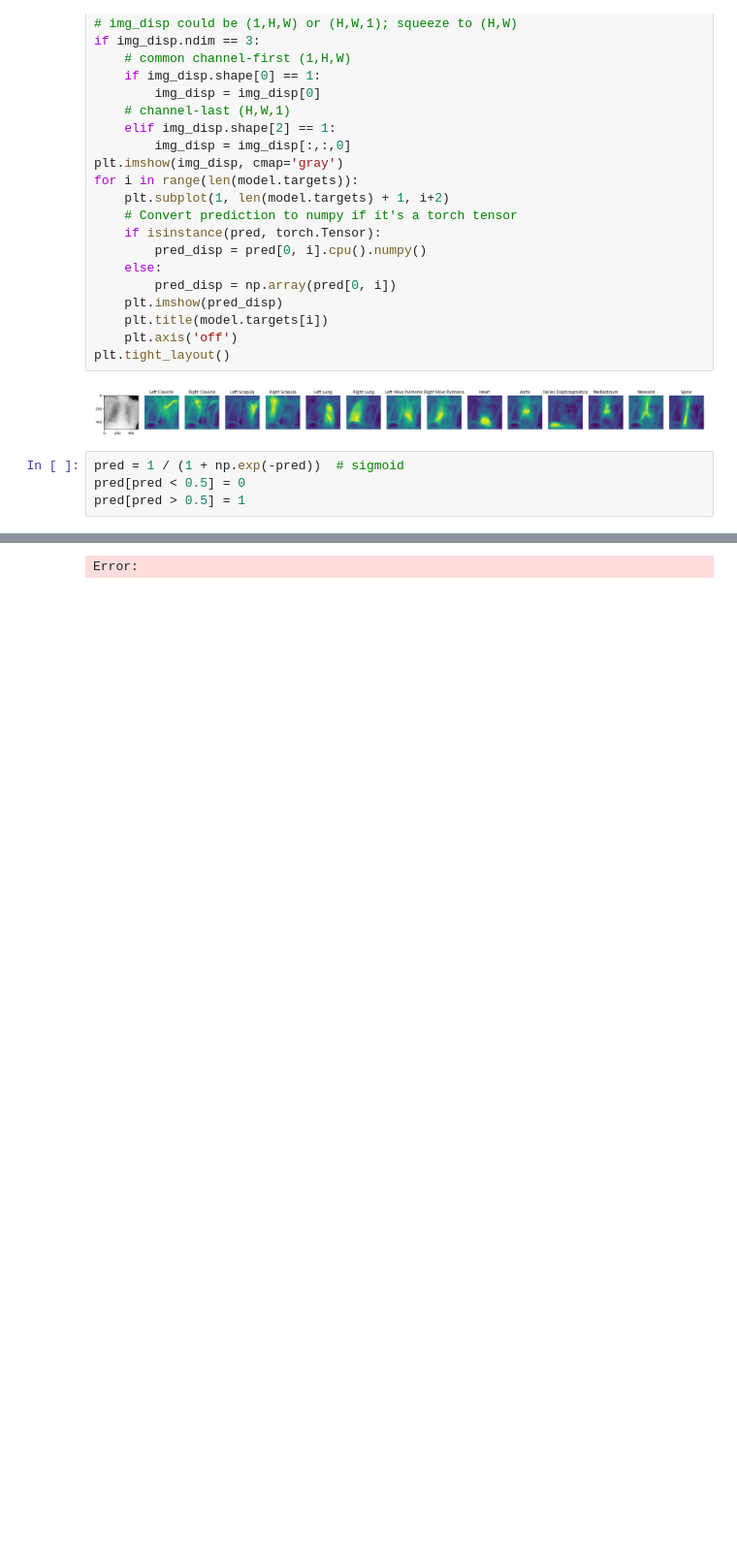
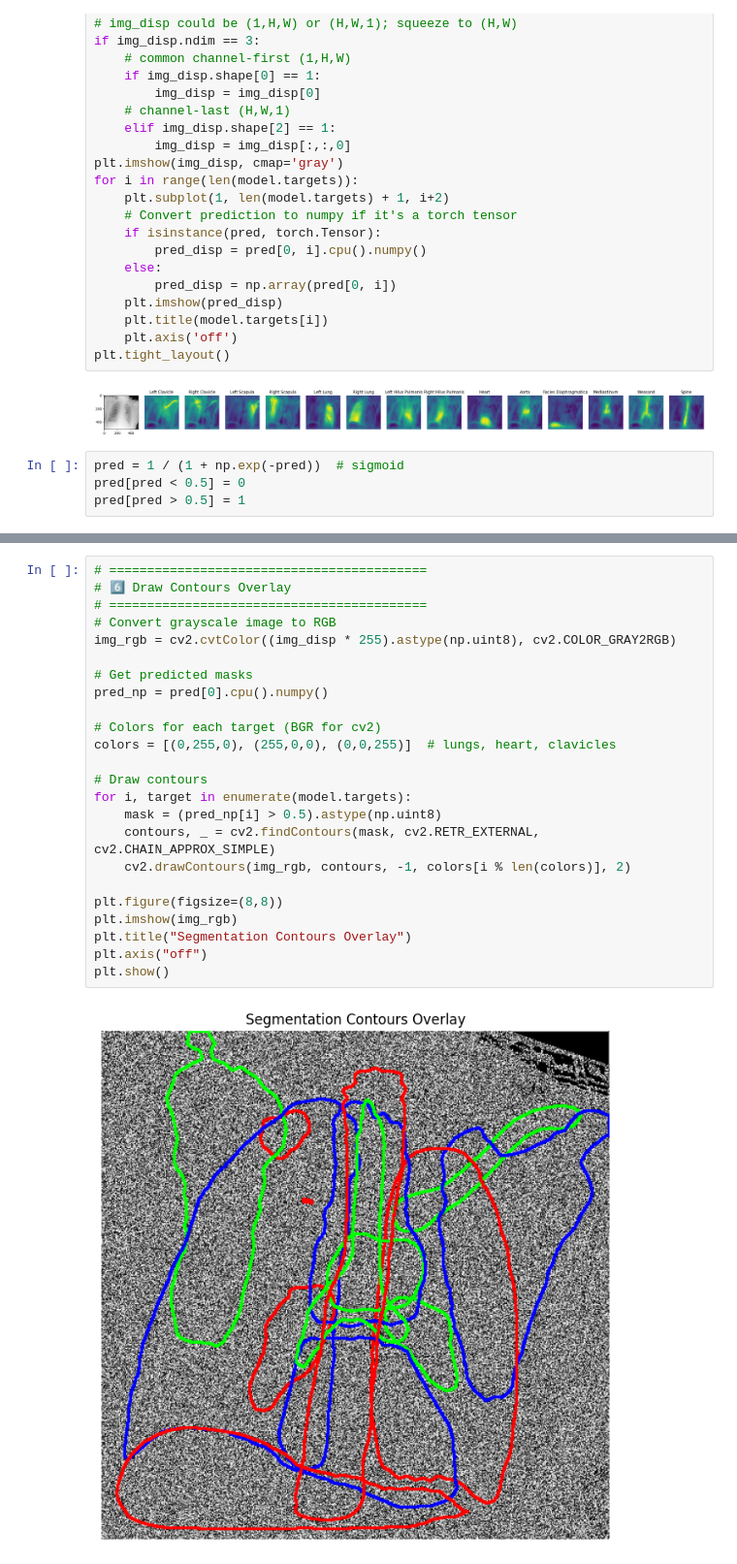
Before and after one commit to Keithyuri/torchxrayvision, a Jupyter notebook: backend/scripts/segmentation.ipynb, the cells around one changed output, grey strips where cells are left out. Shown at 97% size. Saved outputs shown, nothing was run; the diff lists cells and outputs as text; blank space fills up the shorter version.

Commit message:
Segmentation highlighting works now
Contour lines put down properly

```diff
--- a/backend/scripts/segmentation.ipynb
+++ b/backend/scripts/segmentation.ipynb
@@ -98,4 +102,27 @@ Error:
 # %%
+# ==========================================
+# 6️⃣ Draw Contours Overlay
+# ==========================================
+# Convert grayscale image to RGB
+img_rgb = cv2.cvtColor((img_disp * 255).astype(np.uint8), cv2.COLOR_GRAY2RGB)
+
+# Get predicted masks
+pred_np = pred[0].cpu().numpy()
+
+# Colors for each target (BGR for cv2)
+colors = [(0,255,0), (255,0,0), (0,0,255)]  # lungs, heart, clavicles
+
+# Draw contours
+for i, target in enumerate(model.targets):
+    mask = (pred_np[i] > 0.5).astype(np.uint8)
+    contours, _ = cv2.findContours(mask, cv2.RETR_EXTERNAL, cv2.CHAIN_APPROX_SIMPLE)
+    cv2.drawContours(img_rgb, contours, -1, colors[i % len(colors)], 2)
+
+plt.figure(figsize=(8,8))
+plt.imshow(img_rgb)
+plt.title("Segmentation Contours Overlay")
+plt.axis("off")
+plt.show()
 # %% [output]
-Error:
+[figure, added]
 # %%
```
Also changed, not shown: parts of 9 cells of this notebook.
